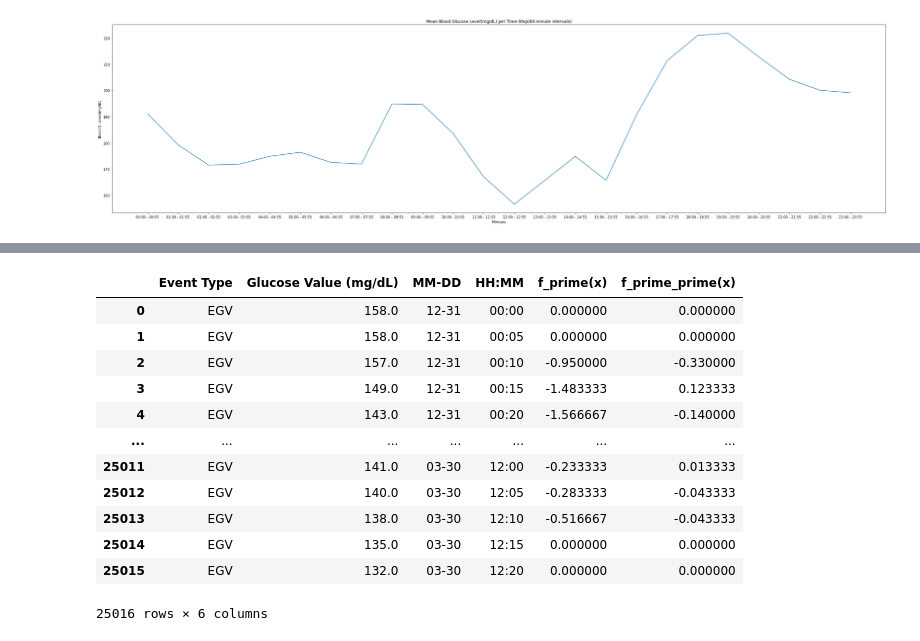
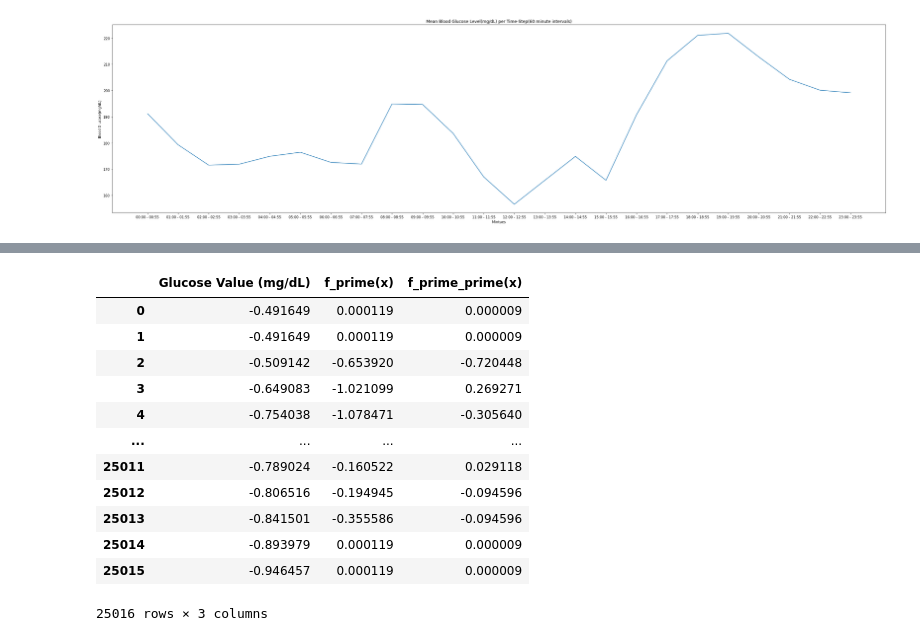
Before and after one commit to vineet-belur/4022-Project, a Jupyter notebook: 4022_prelim_analysis.ipynb, the cells around one changed output, grey strips where cells are left out. Drawn from its saved outputs; the diff is of its cells as text; code cells hidden in the pictures.

```diff
--- a/4022_prelim_analysis.ipynb
+++ b/4022_prelim_analysis.ipynb
@@ -160,16 +132,20 @@ dfA = pd.concat([dfM, pd.DataFrame(fda, columns = ["f_prime(x)", 'f_prime_prime(
-# %%
-dfA
-# %% [output]
-|  | Event Type | Glucose Value (mg/dL) | MM-DD | HH:MM | f_prime(x) | f_prime_prime(x) |
-| 0 | EGV | 158.0 | 12-31 | 00:00 | 0.000000 | 0.000000 |
-| 1 | EGV | 158.0 | 12-31 | 00:05 | 0.000000 | 0.000000 |
-| 2 | EGV | 157.0 | 12-31 | 00:10 | -0.950000 | -0.330000 |
-| 3 | EGV | 149.0 | 12-31 | 00:15 | -1.483333 | 0.123333 |
-| 4 | EGV | 143.0 | 12-31 | 00:20 | -1.566667 | -0.140000 |
-| ... | ... | ... | ... | ... | ... | ... |
-| 25011 | EGV | 141.0 | 03-30 | 12:00 | -0.233333 | 0.013333 |
-| 25012 | EGV | 140.0 | 03-30 | 12:05 | -0.283333 | -0.043333 |
-| 25013 | EGV | 138.0 | 03-30 | 12:10 | -0.516667 | -0.043333 |
-| 25014 | EGV | 135.0 | 03-30 | 12:15 | 0.000000 | 0.000000 |
-| 25015 | EGV | 132.0 | 03-30 | 12:20 | 0.000000 | 0.000000 |
-25016 rows × 6 columns
+# %%
+#lets standardize our data. We do this by demeaning & dividing by stdev. This is for assigning weights
+#during clustering. We've set the mean to 0 and the stdev to 1
+x = dfA.iloc[:,[1,4,5]]
+means, stdevs = dfA.mean(), dfA.std()
+dfStand = x.apply(lambda x: (x-means)/stdevs, axis = 1)
+# %% [output]
+|  | Glucose Value (mg/dL) | f_prime(x) | f_prime_prime(x) |
+| 0 | -0.491649 | 0.000119 | 0.000009 |
+| 1 | -0.491649 | 0.000119 | 0.000009 |
+| 2 | -0.509142 | -0.653920 | -0.720448 |
+| 3 | -0.649083 | -1.021099 | 0.269271 |
+| 4 | -0.754038 | -1.078471 | -0.305640 |
+| ... | ... | ... | ... |
+| 25011 | -0.789024 | -0.160522 | 0.029118 |
+| 25012 | -0.806516 | -0.194945 | -0.094596 |
+| 25013 | -0.841501 | -0.355586 | -0.094596 |
+| 25014 | -0.893979 | 0.000119 | 0.000009 |
+| 25015 | -0.946457 | 0.000119 | 0.000009 |
+25016 rows × 3 columns
```
Also changed, not shown: parts of 11 cells of this notebook.
